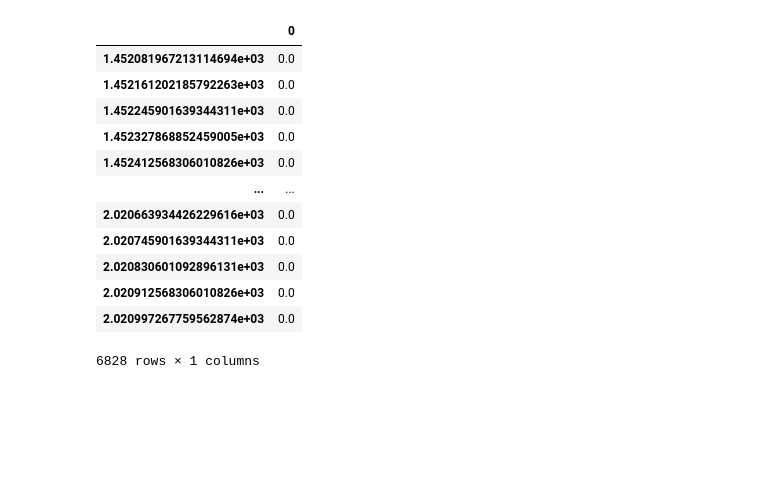
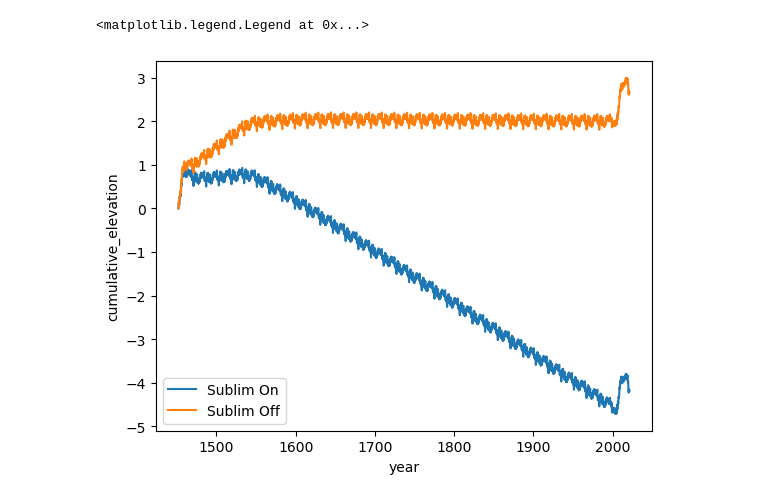
Before and after one commit to Jez-Carter/CommunityFirnModel, a Jupyter notebook: SpinUp_Sensitivity_Example/scripts/Examining Output.ipynb, the cells around one changed output. Saved outputs shown, nothing was run; the diff lists cells and outputs as text; code cells hidden in the pictures; blank space fills up the shorter version.

Commit message:
Updating cumulative elevation test scripts

```diff
--- a/SpinUp_Sensitivity_Example/scripts/Examining Output.ipynb
+++ b/SpinUp_Sensitivity_Example/scripts/Examining Output.ipynb
@@ -3,11 +2,13 @@ import numpy as np
 import xarray as xr
 import matplotlib.pyplot as plt
 # %%
-results_filename = '/home/jez/Community_Firn_Model_Forked/SpinUp_Sensitivity_Example/results/CFMresults.hdf5'
-ds = xr.open_dataset(results_filename)
-dimensions_dict = {ds.density.dims[0]:'time',ds.density.dims[1]:'cell'}
-ds = ds.rename_dims(dimensions_dict)
-year_data = ds.isel(cell=0).density.data
-ds = ds.assign_coords(year = ('time',year_data))
-ds = ds.isel(cell=slice(1,None))
-ds['cumulative_elevation']=ds.DIP[:,6]
+# define function for processing results for cumulative elevation
+def process_results(results_filename):
+    ds = xr.open_dataset(results_filename)
+    dimensions_dict = {ds.density.dims[0]:'time',ds.density.dims[1]:'cell'}
+    ds = ds.rename_dims(dimensions_dict)
+    year_data = ds.isel(cell=0).density.data
+    ds = ds.assign_coords(year = ('time',year_data))
+    ds = ds.isel(cell=slice(1,None))
+    ds['cumulative_elevation']=ds.DIP[:,6]
+    return(ds)
@@ -357,7 +14,0 @@ import glob
-# %%
-for f in glob.glob('/home/jez/Community_Firn_Model_Forked/CFM_main/CFMinput_example/example*'):
-    df = pd.read_csv(f).T
-    df_spin = df[df.index.astype('float32') < 1980]
-    df_extended = pd.concat([df_spin,df])
-    new_filename = f.split('/')[-1].replace('example','adjusted')
-    df_extended.T.to_csv(f'/home/jez/Community_Firn_Model_Forked/SpinUp_Sensitivity_Example/CFMinput_example/{new_filename}',index=False, header=True)
@@ -475,16 +15,12 @@ pd.concat([df.T,df.T])
-# %%
-df.T
-# %% [output]
-|  | 0 |
-| 1.452081967213114694e+03 | 0.0 |
-| 1.452161202185792263e+03 | 0.0 |
-| 1.452245901639344311e+03 | 0.0 |
-| 1.452327868852459005e+03 | 0.0 |
-| 1.452412568306010826e+03 | 0.0 |
-| ... | ... |
-| 2.020663934426229616e+03 | 0.0 |
-| 2.020745901639344311e+03 | 0.0 |
-| 2.020830601092896131e+03 | 0.0 |
-| 2.020912568306010826e+03 | 0.0 |
-| 2.020997267759562874e+03 | 0.0 |
-6828 rows × 1 columns
+# %%
+experiment_path = '/home/jez/Community_Firn_Model_Forked/SpinUp_Sensitivity_Example/'
+
+results_ds = process_results(f'{experiment_path}results/CFMresults.hdf5')
+nosublim_results_ds = process_results(f'{experiment_path}results/no_sublim/CFMresults.hdf5')
+# %%
+results_ds['cumulative_elevation'].plot.line(x='year',label='Sublim On')
+nosublim_results_ds['cumulative_elevation'].plot.line(x='year',label='Sublim Off')
+plt.legend()
+# %% [output]
+<matplotlib.legend.Legend at 0x...>
+[figure, added]
```
Also changed, not shown: parts of 52 cells of this notebook, 14 other files.
